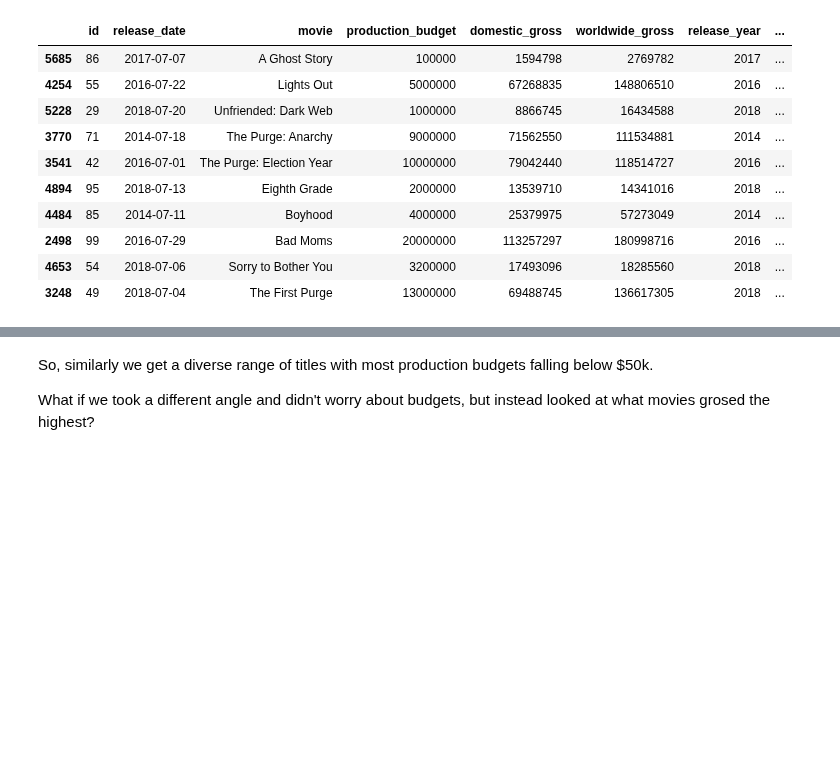
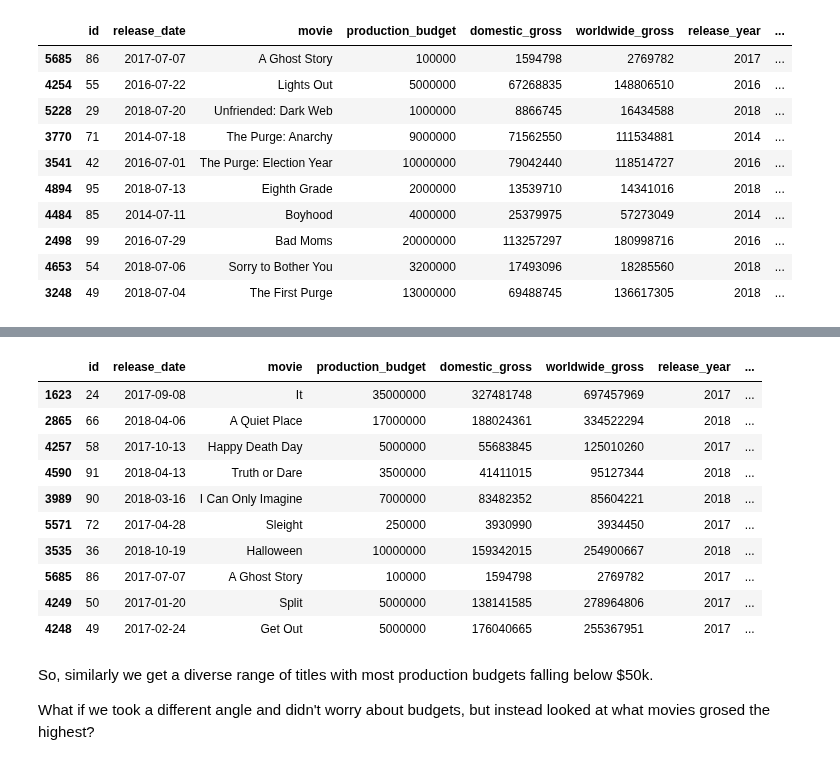
Before and after one commit to christisarv/dsc-phase-1-project-online, a Jupyter notebook: Movie Analysis Notebook.ipynb, the cells around one changed output, grey strips where cells are left out. Drawn from its saved outputs; the diff is of its cells as text; code cells hidden in the pictures; blank space fills up the shorter version.

```diff
--- a/Movie Analysis Notebook.ipynb
+++ b/Movie Analysis Notebook.ipynb
@@ -209,3 +182,17 @@ fig2.show()
+# %%
+df_good_years[df_good_years['production_budget'] < 50000000].sort_values('domestic_roi').tail(10)
+# %% [output]
+|  | id | release_date | movie | production_budget | domestic_gross | worldwide_gross | release_year | ... |
+| 1623 | 24 | 2017-09-08 | It | 35000000 | 327481748 | 697457969 | 2017 | ... |
+| 2865 | 66 | 2018-04-06 | A Quiet Place | 17000000 | 188024361 | 334522294 | 2018 | ... |
+| 4257 | 58 | 2017-10-13 | Happy Death Day | 5000000 | 55683845 | 125010260 | 2017 | ... |
+| 4590 | 91 | 2018-04-13 | Truth or Dare | 3500000 | 41411015 | 95127344 | 2018 | ... |
+| 3989 | 90 | 2018-03-16 | I Can Only Imagine | 7000000 | 83482352 | 85604221 | 2018 | ... |
+| 5571 | 72 | 2017-04-28 | Sleight | 250000 | 3930990 | 3934450 | 2017 | ... |
+| 3535 | 36 | 2018-10-19 | Halloween | 10000000 | 159342015 | 254900667 | 2018 | ... |
+| 5685 | 86 | 2017-07-07 | A Ghost Story | 100000 | 1594798 | 2769782 | 2017 | ... |
+| 4249 | 50 | 2017-01-20 | Split | 5000000 | 138141585 | 278964806 | 2017 | ... |
+| 4248 | 49 | 2017-02-24 | Get Out | 5000000 | 176040665 | 255367951 | 2017 | ... |
 # %% [markdown]
 So, similarly we get a diverse range of titles with most production budgets falling below $50k.
 
```
Also changed, not shown: parts of 13 cells of this notebook, 3 other files.
